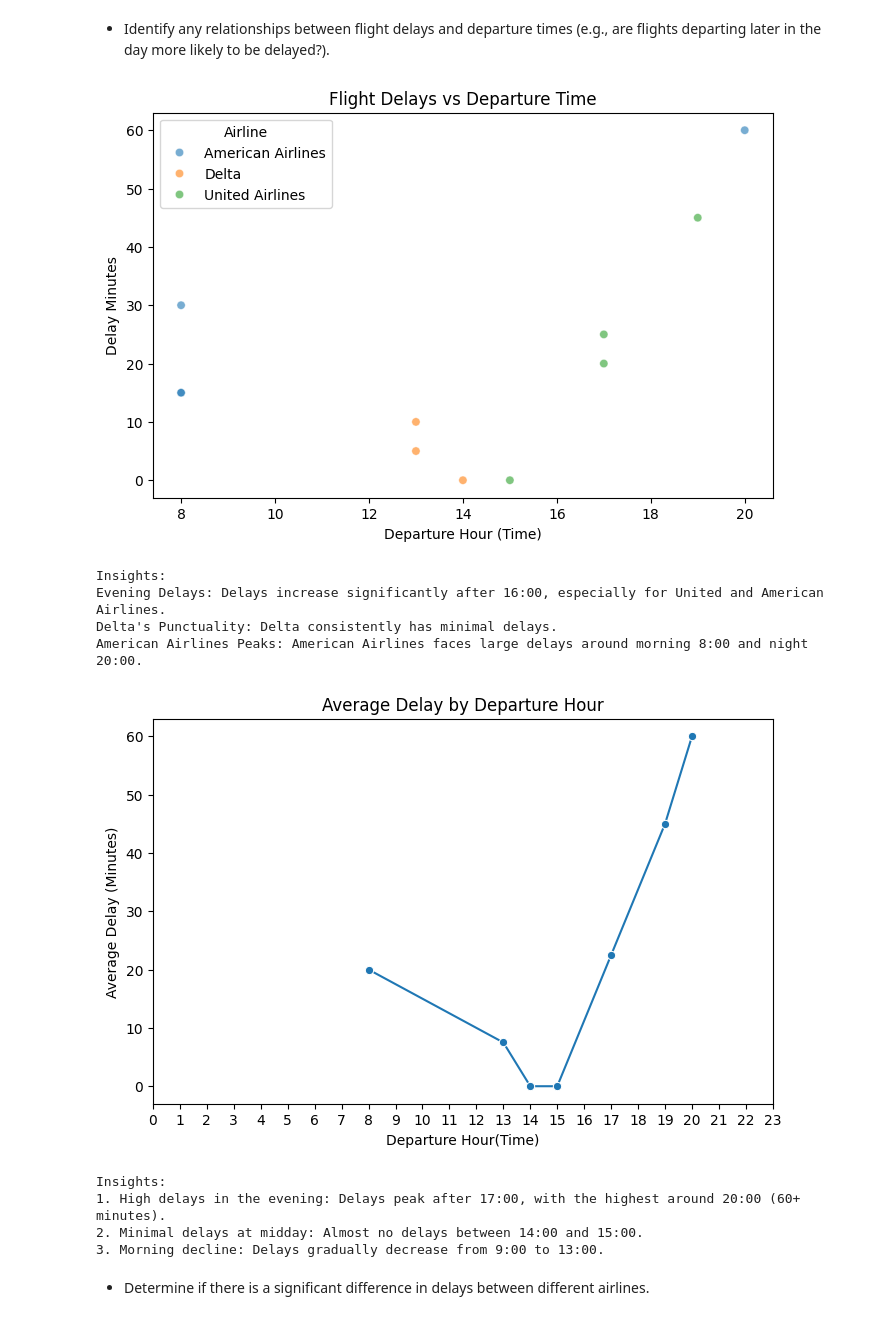
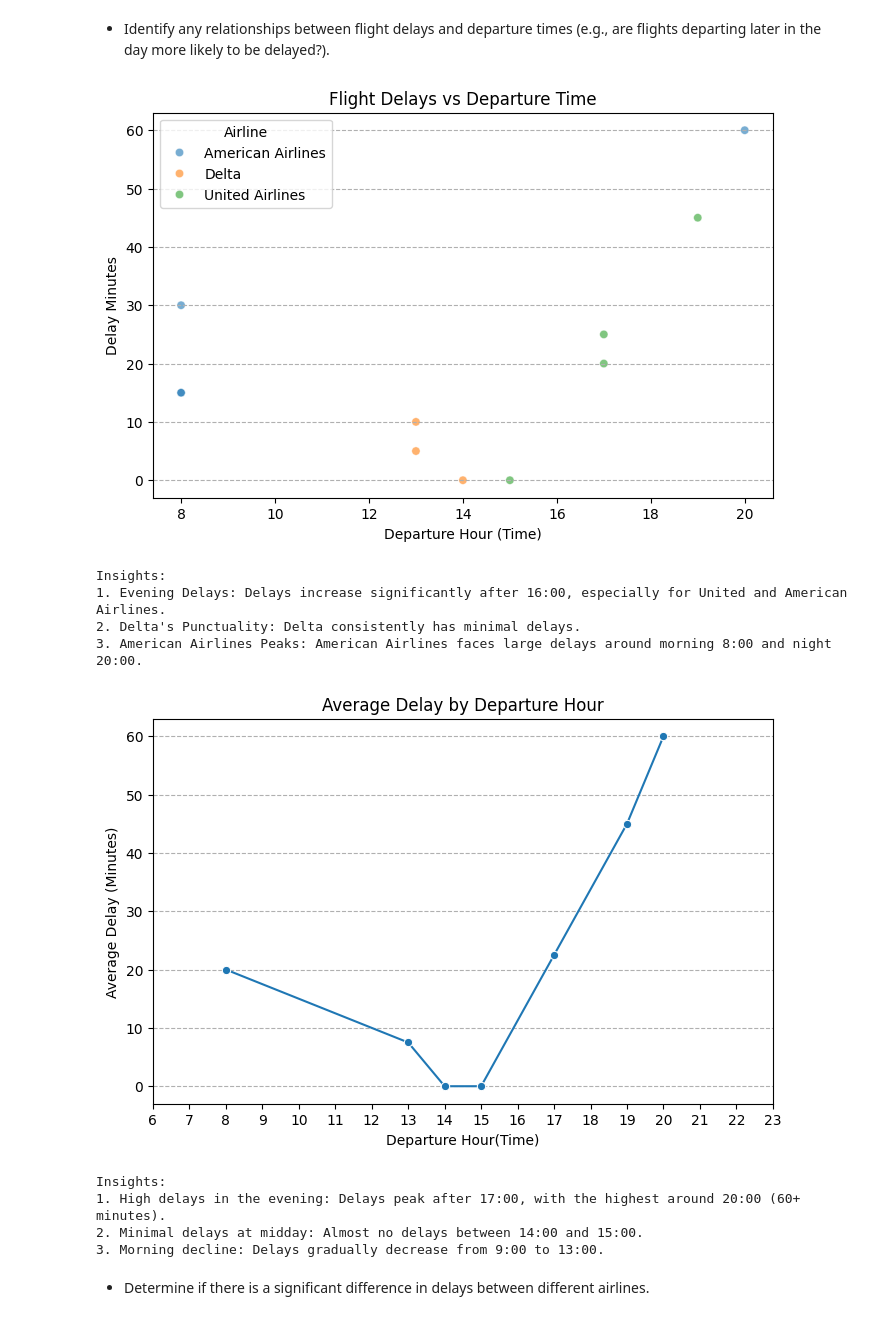
Before and after one commit to viseshagarwal/Akasa-Air-Analytics-Assignment, a Jupyter notebook: Assignment.ipynb, the cells around one changed output. Saved outputs shown, nothing was run; the diff lists cells and outputs as text; code cells hidden in the pictures.

Commit message:
Update .gitignore and enhance data visualization in generate_report.py; fix delay minutes in aviation_report.html

```diff
--- a/Assignment.ipynb
+++ b/Assignment.ipynb
@@ -429,6 +428,7 @@ plt.title("Flight Delays vs Departure Time")
 plt.xlabel("Departure Hour (Time)")
 plt.ylabel("Delay Minutes")
 plt.legend(title="Airline")
+plt.grid(axis="y", linestyle="--")
 plt.show()
 
 print('Insights:')
@@ -436,31 +436,32 @@ print("1. Evening Delays: Delays increase significantly after 16:00, especially
 print("2. Delta's Punctuality: Delta consistently has minimal delays.")
 print("3. American Airlines Peaks: American Airlines faces large delays around morning 8:00 and night 20:00.")
 # %% [output]
-[figure, old version]
+[figure, new version]
 Insights:
-Evening Delays: Delays increase significantly after 16:00, especially for United and American Airlines.
-Delta's Punctuality: Delta consistently has minimal delays.
-American Airlines Peaks: American Airlines faces large delays around morning 8:00 and night 20:00.
+1. Evening Delays: Delays increase significantly after 16:00, especially for United and American Airlines.
+2. Delta's Punctuality: Delta consistently has minimal delays.
+3. American Airlines Peaks: American Airlines faces large delays around morning 8:00 and night 20:00.
 # %%
 # Alternatively, analyze average delay by departure hour
 average_delay_hour = df.groupby("DepartureHour")[
     "DelayMinutes"].mean().reset_index()
 
 plt.figure(figsize=(8, 5))
 sns.lineplot(data=average_delay_hour, x="DepartureHour",
              y="DelayMinutes", marker="o")
 plt.title("Average Delay by Departure Hour")
 plt.xlabel("Departure Hour(Time)")
 plt.ylabel("Average Delay (Minutes)")
-plt.xticks(range(0, 24))
+plt.grid(axis="y", linestyle="--")
+plt.xticks(range(6, 24))
 plt.show()
 
 print('Insights:')
 print("1. High delays in the evening: Delays peak after 17:00, with the highest around 20:00 (60+ minutes).")
 print("2. Minimal delays at midday: Almost no delays between 14:00 and 15:00.")
 print("3. Morning decline: Delays gradually decrease from 9:00 to 13:00.")
 # %% [output]
-[figure, old version]
+[figure, new version]
 Insights:
 1. High delays in the evening: Delays peak after 17:00, with the highest around 20:00 (60+ minutes).
 2. Minimal delays at midday: Almost no delays between 14:00 and 15:00.
```
Also changed, not shown: parts of 4 cells of this notebook, 5 other files.
